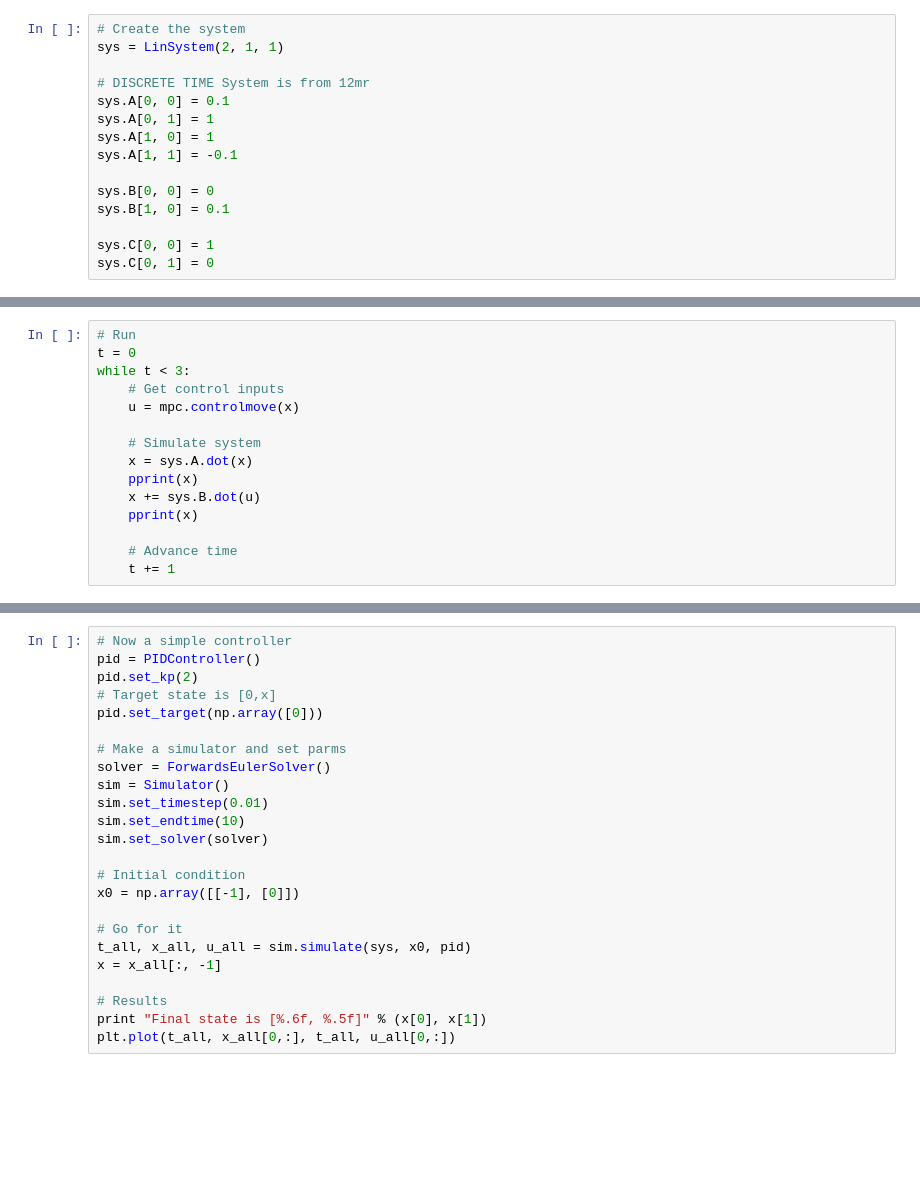
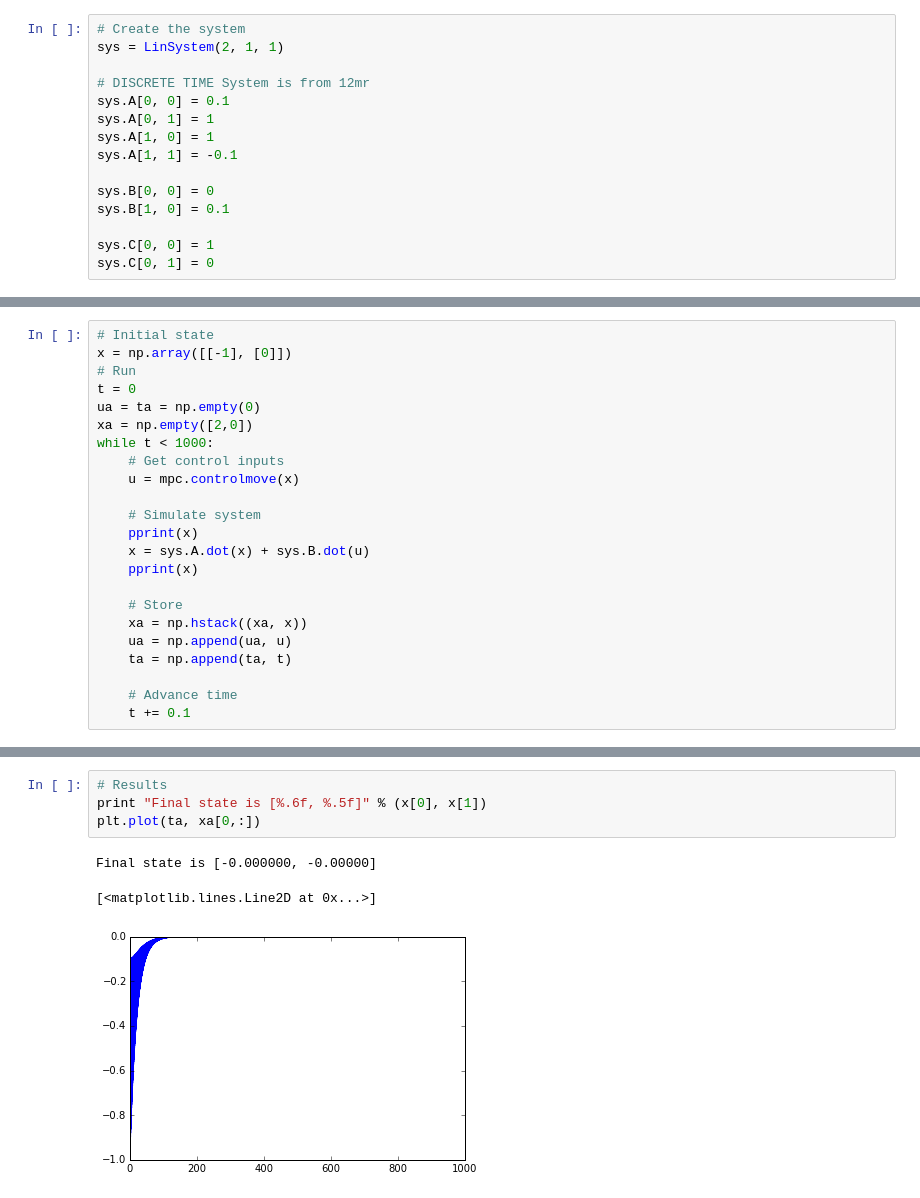
Before and after one commit to jonsowman/stepc, a Jupyter notebook: py/run_plot.ipynb, the cells around one changed output, grey strips where cells are left out. Saved outputs shown, nothing was run; the diff lists cells and outputs as text; blank space fills up the shorter version.

```diff
--- a/py/run_plot.ipynb
+++ b/py/run_plot.ipynb
@@ -40,16 +31,24 @@ array([ 0.        ,  0.00108824])
 # %%
+# Initial state
+x = np.array([[-1], [0]])
 # Run
 t = 0
-while t < 3:
+ua = ta = np.empty(0)
+xa = np.empty([2,0])
+while t < 1000:
     # Get control inputs
     u = mpc.controlmove(x)
 
     # Simulate system
-    x = sys.A.dot(x)
     pprint(x)
-    x += sys.B.dot(u)
+    x = sys.A.dot(x) + sys.B.dot(u)
     pprint(x)
 
+    # Store
+    xa = np.hstack((xa, x))
+    ua = np.append(ua, u)
+    ta = np.append(ta, t)
+
     # Advance time
-    t += 1
+    t += 0.1
 # %% [output]
@@ -59,24 +72,8 @@ ValueError: non-broadcastable output operand with shape (2,1) doesn't match the
-# %%
-# Now a simple controller
-pid = PIDController()
-pid.set_kp(2)
-# Target state is [0,x]
-pid.set_target(np.array([0]))
-
-# Make a simulator and set parms
-solver = ForwardsEulerSolver()
-sim = Simulator()
-sim.set_timestep(0.01)
-sim.set_endtime(10)
-sim.set_solver(solver)
-
-# Initial condition
-x0 = np.array([[-1], [0]])
-
-# Go for it
-t_all, x_all, u_all = sim.simulate(sys, x0, pid)
-x = x_all[:, -1]
-
-# Results
-print "Final state is [%.6f, %.5f]" % (x[0], x[1])
-plt.plot(t_all, x_all[0,:], t_all, u_all[0,:])
+# %%
+# Results
+print "Final state is [%.6f, %.5f]" % (x[0], x[1])
+plt.plot(ta, xa[0,:])
+# %% [output]
+Final state is [-0.000000, -0.00000]
+[<matplotlib.lines.Line2D at 0x...>]
+[figure, added]
```
Also changed, not shown: parts of 3 cells of this notebook, 1 other file.
